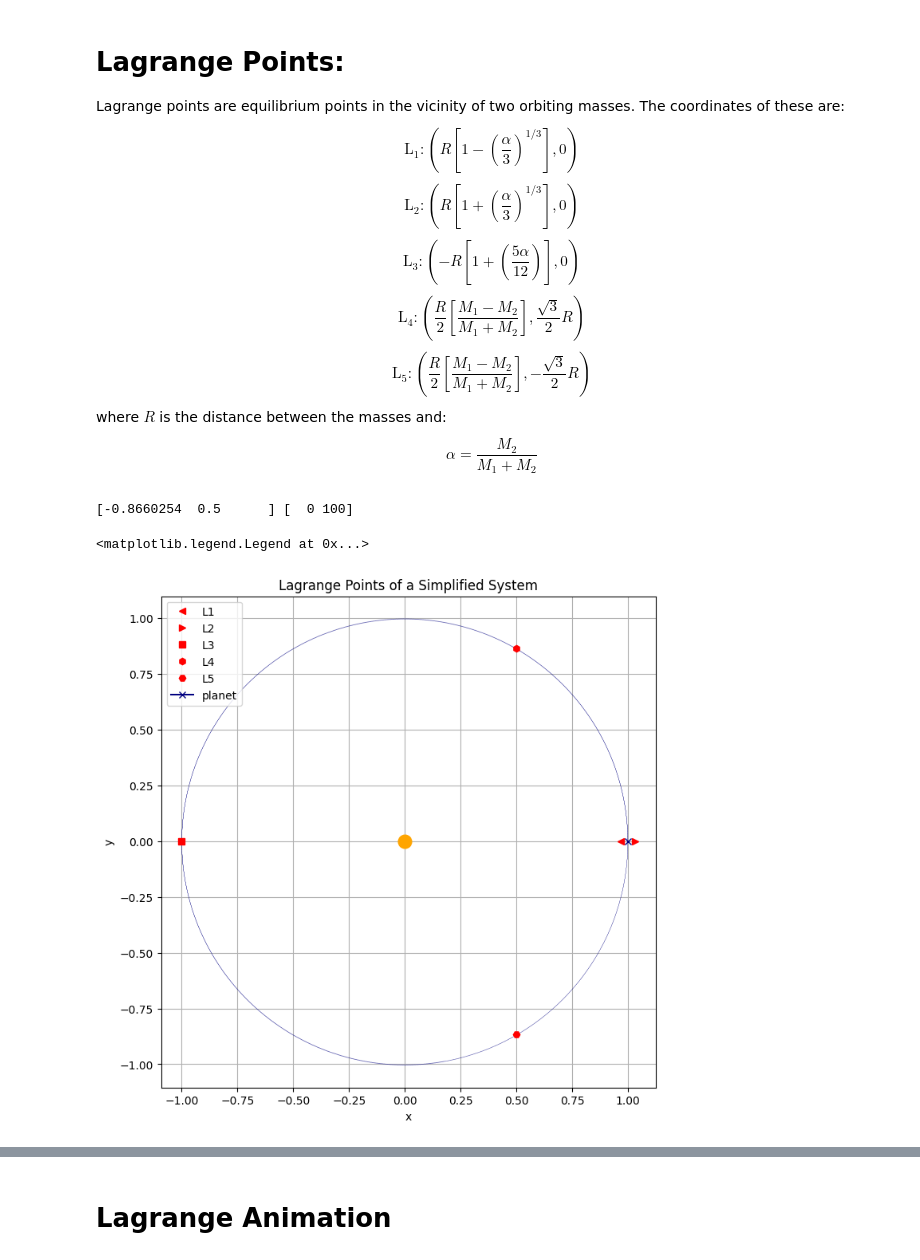
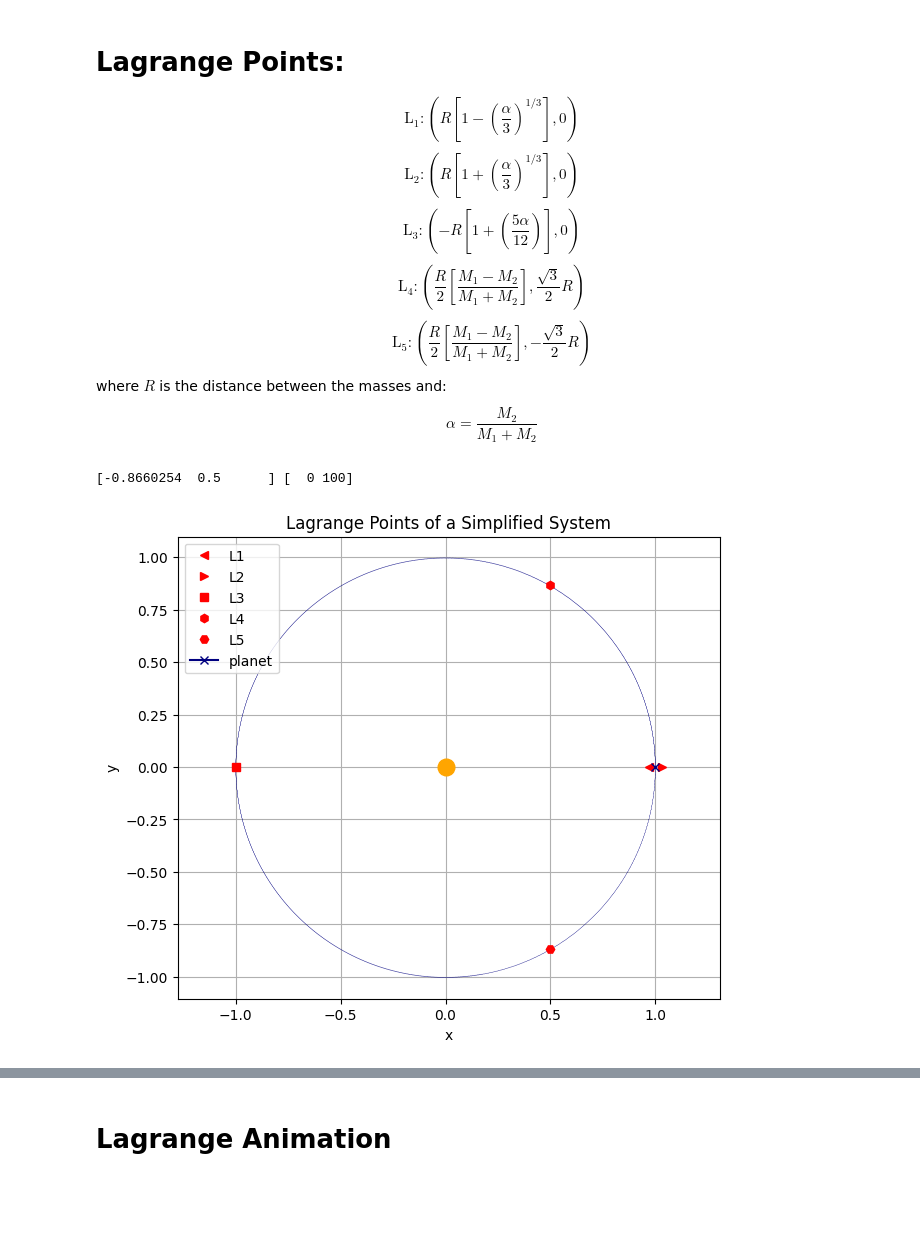
Before and after one commit to jmtony2000/Numerical_Symulations_of_-Star_System_Dynamics, a Jupyter notebook: Lagrange_pont.ipynb, the cells around one changed output, grey strips where cells are left out. Cells and saved outputs as stored; diff of their text form; code cells hidden in the pictures; blank space fills up the shorter version.

```diff
--- a/Lagrange_pont.ipynb
+++ b/Lagrange_pont.ipynb
@@ -82,7 +82,6 @@ def OnePlanetSym(time = int, star = SystObj, planet = SystObj, L1 = SystObj, L2
     return np.array(star_position_history), np.array(planet_position_history), np.array(L1_position_history), np.array(L2_position_history), np.array(L3_position_history), np.array(L4_position_history), np.array(L5_position_history), np.array(time_list)
 # %% [markdown]
 # Lagrange Points:
-Lagrange points are equilibrium points in the vicinity of two orbiting masses. The coordinates of these are:
 $$\text{L}_1: \left(R\left[1-\left(\frac{\alpha}{3}\right)^{1/3}\right],0\right)$$
 $$\text{L}_2: \left(R\left[1+\left(\frac{\alpha}{3}\right)^{1/3}\right],0\right)$$
 $$\text{L}_3: \left(-R\left[1+\left(\frac{5\alpha}{12}\right)\right],0\right)$$
@@ -148,26 +147,26 @@ sp, pp, L1, L2, L3, L4, L5, t = OnePlanetSym(0.3, star, planet, Lag1, Lag2, Lag3
 # %% [output]
 [-0.8660254  0.5      ] [  0 100]
 # %%
-fig = plt.figure(figsize=(8,8))
+fig = plt.figure(figsize=(7,6))
 plt.plot(pp[:,0], pp[:,1], color = "navy", ls = "-.", lw = "0.1")
 plt.plot(L1origin[0], L1origin[1], marker = "<", color = "red", label = "L1", ls = "")
 plt.plot(L2origin[0], L2origin[1], marker = ">", color = "red", label = "L2", ls = "")
 plt.plot(L3origin[0], L3origin[1], marker = "s", color = "red", label = "L3", ls = "")
 plt.plot(L4origin[0], L4origin[1], marker = "h", color = "red", label = "L4", ls = "")
 plt.plot(L5origin[0], L5origin[1], marker = "H", color = "red", label = "L5", ls = "")
 plt.plot(pp[0,0], pp[0,1], ls = "-", marker = "x", color = "navy", label = "planet")
 plt.plot(sp[0,0], sp[0,1], ls = "", marker = "o", markersize = 12, color = "orange")
 plt.xlabel("x")
 plt.ylabel("y")
 plt.title("Lagrange Points of a Simplified System")
 #plt.plot(L1[:,0], L1[:,1], color = "purple", label = "L1 orbit")
 #plt.plot(L2[:,0], L2[:,1], color = "blue", label = "L2 orbit")
 #plt.plot(L3[:,0], L3[:,1], color = "red", label = "L3 orbit")
 #plt.plot(L4[:,0], L4[:,1])
 #plt.plot(L5[:,0], L5[:,1])
 plt.axis("equal")
 plt.grid()
 plt.legend(loc = "upper left")
+plt.savefig("Lagrange_points.jpg")
 # %% [output]
-<matplotlib.legend.Legend at 0x...>
-[figure, old version]
+[figure, new version]
```
Also changed, not shown: parts of 1 cell of this notebook, 10 other files.
